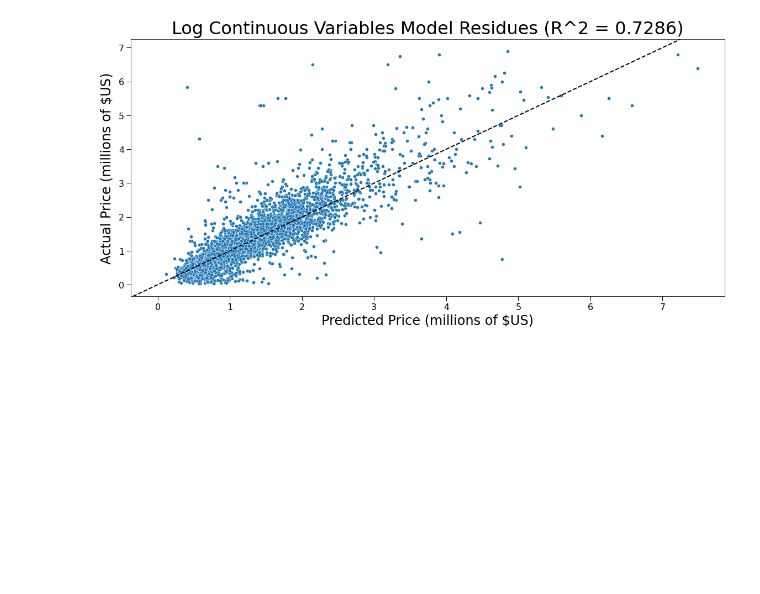
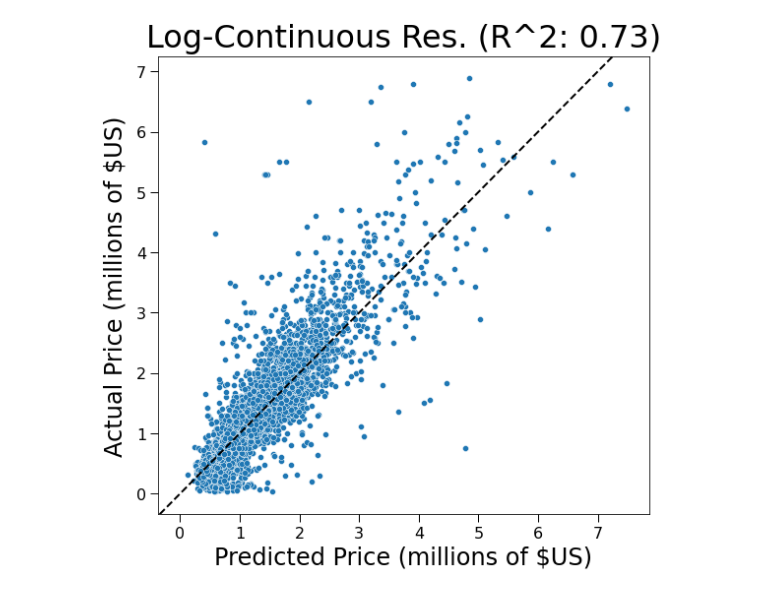
Before and after one commit to JoshuaGottlieb/King-County-Analysis, a Jupyter notebook: notebooks/Visualizations.ipynb, the cells around one changed output. Cells and saved outputs as stored; diff of their text form; code cells hidden in the pictures; blank space fills up the shorter version.

```diff
--- a/notebooks/Visualizations.ipynb
+++ b/notebooks/Visualizations.ipynb
@@ -285,31 +301,31 @@ plt.savefig('../images/baseline_residuals.png')
 # %%
 # Declare fig, ax objects
-fig, ax = plt.subplots(figsize = (16, 8))
+fig, ax = plt.subplots(figsize = (8, 8))
 
 # Create seaborn scatterplot
 sns.scatterplot(x = np.exp(log_cont_y_pred), y = np.exp(y_test_log));
 
 # Draw line y = x to show where equality between prediction and actual should be
 ax.axline([0, 0], [1, 1], linestyle = '--', linewidth = 2, c = 'k');
 
 # Configure tick labels and ticks
 ax.get_xaxis().set_major_formatter(pltticker.FuncFormatter(lambda x, p: format(int(x/1_000_000), ',')))
 ax.get_yaxis().set_major_formatter(pltticker.FuncFormatter(lambda x, p: format(int(x/1_000_000), ',')))
 
 configure_ticklabels_and_params(ax)
 
 # Configure axis labels and title
 configure_axislabels_and_title(ax,
                                'Predicted Price (millions of $US)',
                                'Actual Price (millions of $US)',
-                               'Log Continuous Variables Model Residues (R^2 = 0.7286)')
+                               'Log-Continuous Res. (R^2: 0.73)')
 
 # Set tight layout
 plt.tight_layout()
 
 # Save image
 plt.savefig('../images/log_cont_residuals.png')
 # %% [output]
-[figure, old version]
+[figure, new version]
 # %%
 # Declare fig, ax objects
```
Also changed, not shown: parts of 5 cells of this notebook, 8 other files.
